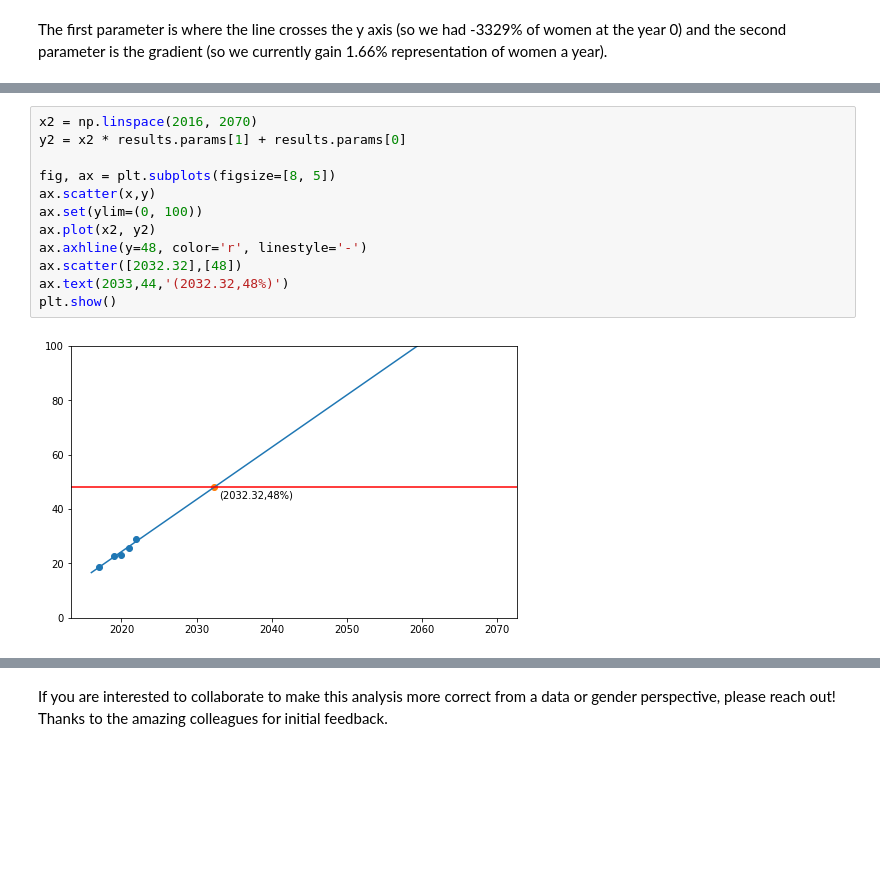
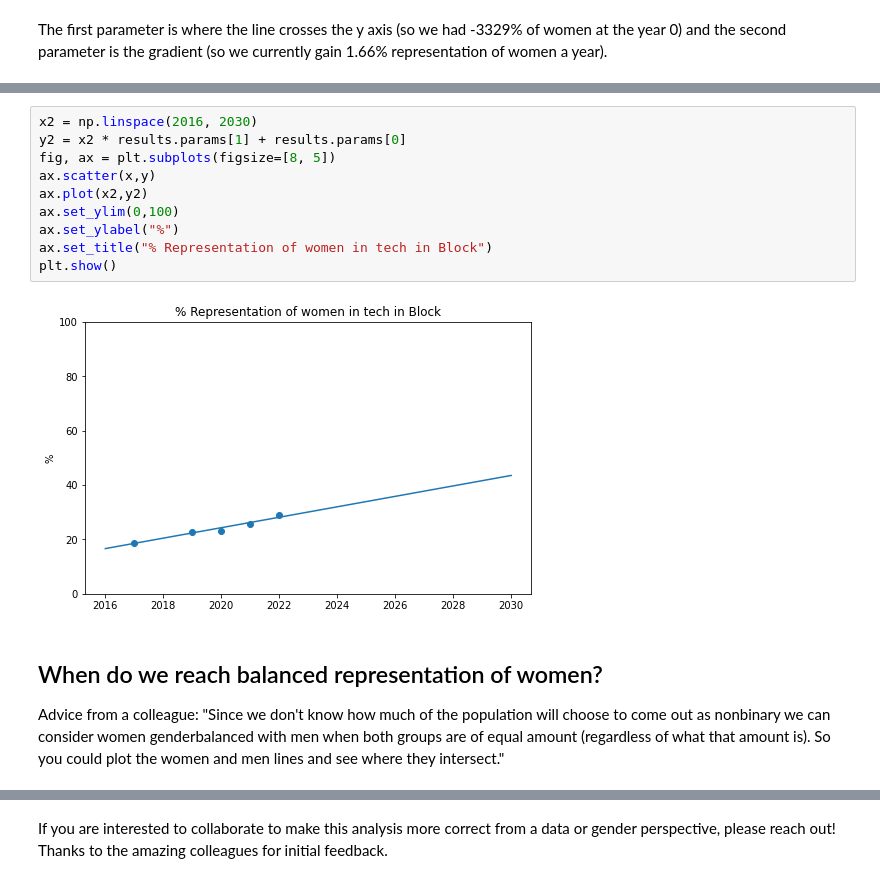
Before and after one commit to duanasq/learning-ds-public, a Jupyter notebook: block_dei_display.ipynb, the cells around one changed output, grey strips where cells are left out. Drawn from its saved outputs; the diff is of its cells as text; blank space fills up the shorter version.

```diff
--- a/block_dei_display.ipynb
+++ b/block_dei_display.ipynb
@@ -130,14 +113,16 @@ x_women_balanced
 # %%
-x2 = np.linspace(2016, 2070)
+x2 = np.linspace(2016, 2030)
 y2 = x2 * results.params[1] + results.params[0]
-
 fig, ax = plt.subplots(figsize=[8, 5])
 ax.scatter(x,y)
-ax.set(ylim=(0, 100))
-ax.plot(x2, y2)
-ax.axhline(y=48, color='r', linestyle='-')
-ax.scatter([2032.32],[48])
-ax.text(2033,44,'(2032.32,48%)')
+ax.plot(x2,y2)
+ax.set_ylim(0,100)
+ax.set_ylabel("%")
+ax.set_title("% Representation of women in tech in Block")
 plt.show()
 # %% [output]
-[figure, old version]
+[figure, new version]
+# %% [markdown]
+## When do we reach balanced representation of women?
+
+Advice from a colleague: "Since we don't know how much of the population will choose to come out as nonbinary we can consider women genderbalanced with men when both groups are of equal amount (regardless of what that amount is). So you could plot the women and men lines and see where they intersect."
```
Also changed, not shown: parts of 8 cells of this notebook.
